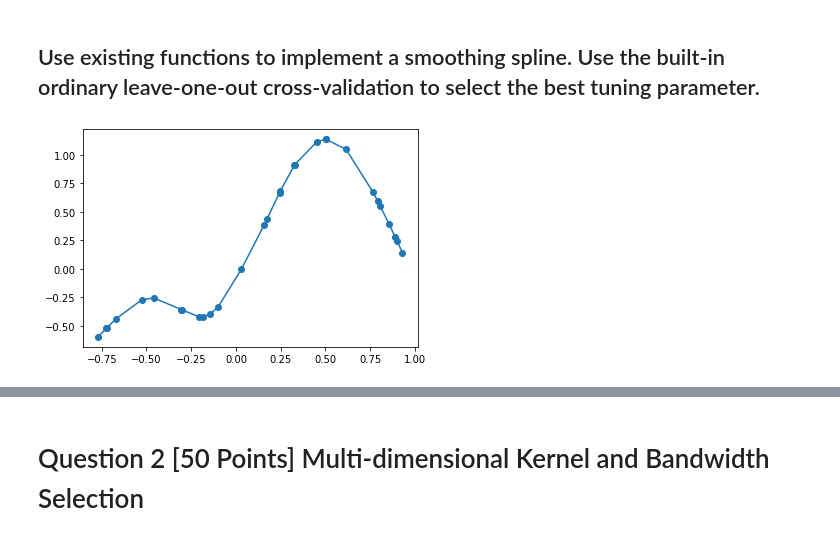
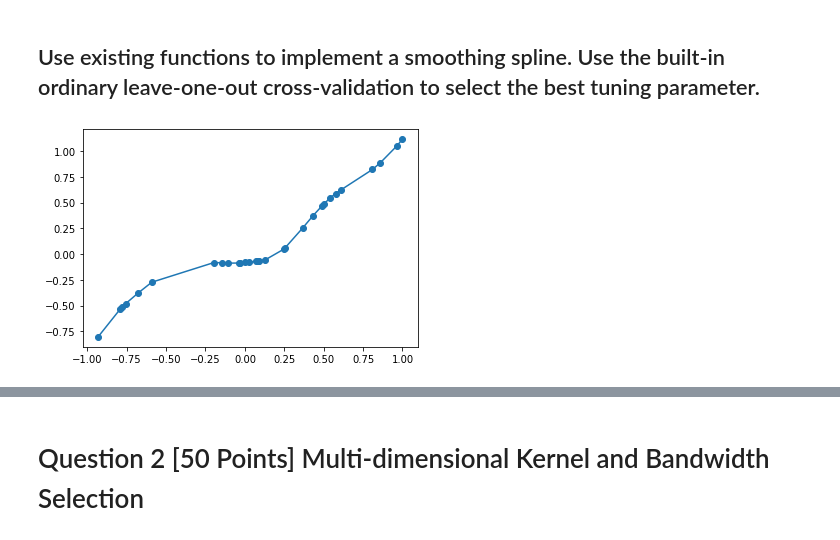
Before and after one commit to edgar971/cs598-stats, a Jupyter notebook: week-5/HW3_edgarsp2.ipynb, the cells around one changed output, grey strips where cells are left out. Saved outputs shown, nothing was run; the diff lists cells and outputs as text; code cells hidden in the pictures.

```diff
--- a/week-5/HW3_edgarsp2.ipynb
+++ b/week-5/HW3_edgarsp2.ipynb
@@ -84,2 +108,2 @@ def fit_natural_cubic_spline(x, y,knots):
 # %%
-fit_natural_cubic_spline(x,y,knots=[-0.5,0.5,1]).coef_
+cubic_model = my_cubic_reg(knots=[-0.5,0.5,1])
@@ -87,0 +110,2 @@ array([ 1.65030288, -0.83456112])
+# %%
+cubic_model.fit(x.reshape(-1,1), y)
@@ -100,5 +129,4 @@ array([ 1.65030288, -0.83456112])
 # %%
 def smooth_spline(x, y, **args):
     smooth_spline = robjects.r['smooth.spline']
-    results = smooth_spline(robjects.FloatVector(x), robjects.FloatVector(y), **args)
-    return {"x": np.array(results[0]),"y": np.array(results[1])}
+    return smooth_spline(x, y, **args)
@@ -105,7 +135,7 @@ def smooth_spline(x, y, **args):
 # %%
-results = smooth_spline(x, y, cv=True)
+results = smooth_spline(x, y, cv=True, df=5)
 # %%
-plt.plot(results['x'], results['y'], 'o-')
+plt.plot(results[0], results[1], 'o-')
 plt.show()
 # %% [output]
-[figure, old version]
+[figure, new version]
```
Also changed, not shown: parts of 77 cells of this notebook, 1 other file.
